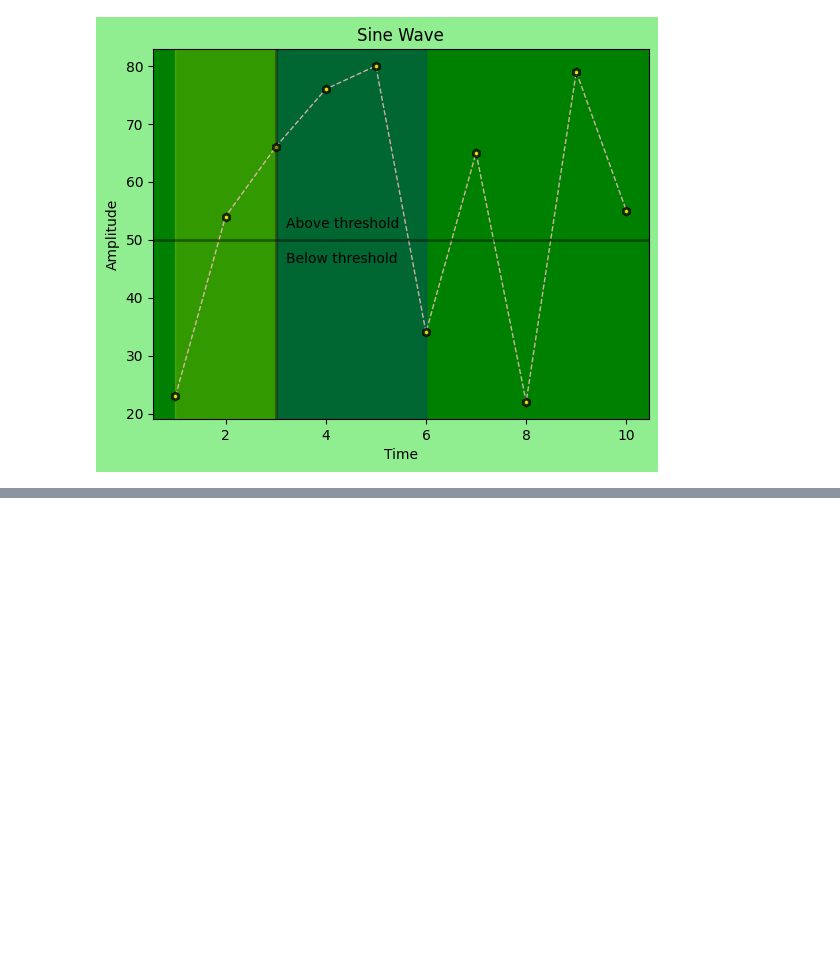
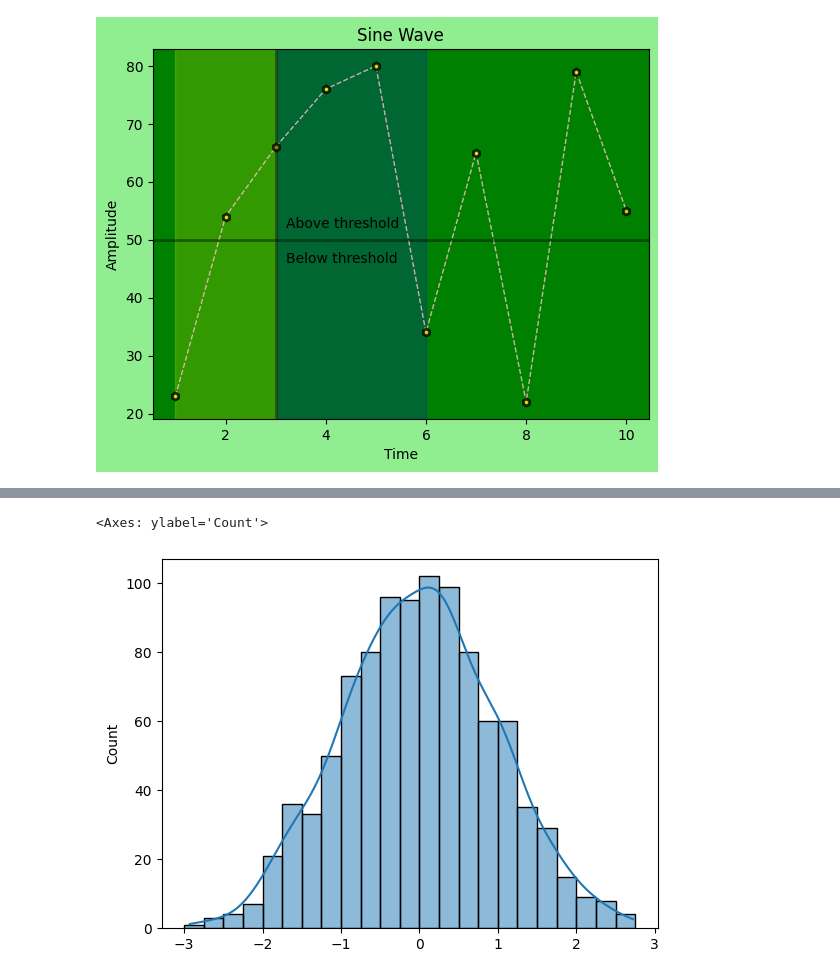
Before and after one commit to Mustufaa/Data-science, a Jupyter notebook: numpy.ipynb, the cells around one changed output, grey strips where cells are left out. Saved outputs shown, nothing was run; the diff lists cells and outputs as text; code cells hidden in the pictures; blank space fills up the shorter version.

```diff
--- a/numpy.ipynb
+++ b/numpy.ipynb
@@ -489,0 +525,5 @@ Text(0.5, 1.0, 'Scatter Plot')
+# %%
+sns.histplot(x, bins=np.arange(-3,3,.25), kde=True)
+# %% [output]
+<Axes: ylabel='Count'>
+[figure, added]
```
Also changed, not shown: parts of 38 cells of this notebook, 1 other file.
